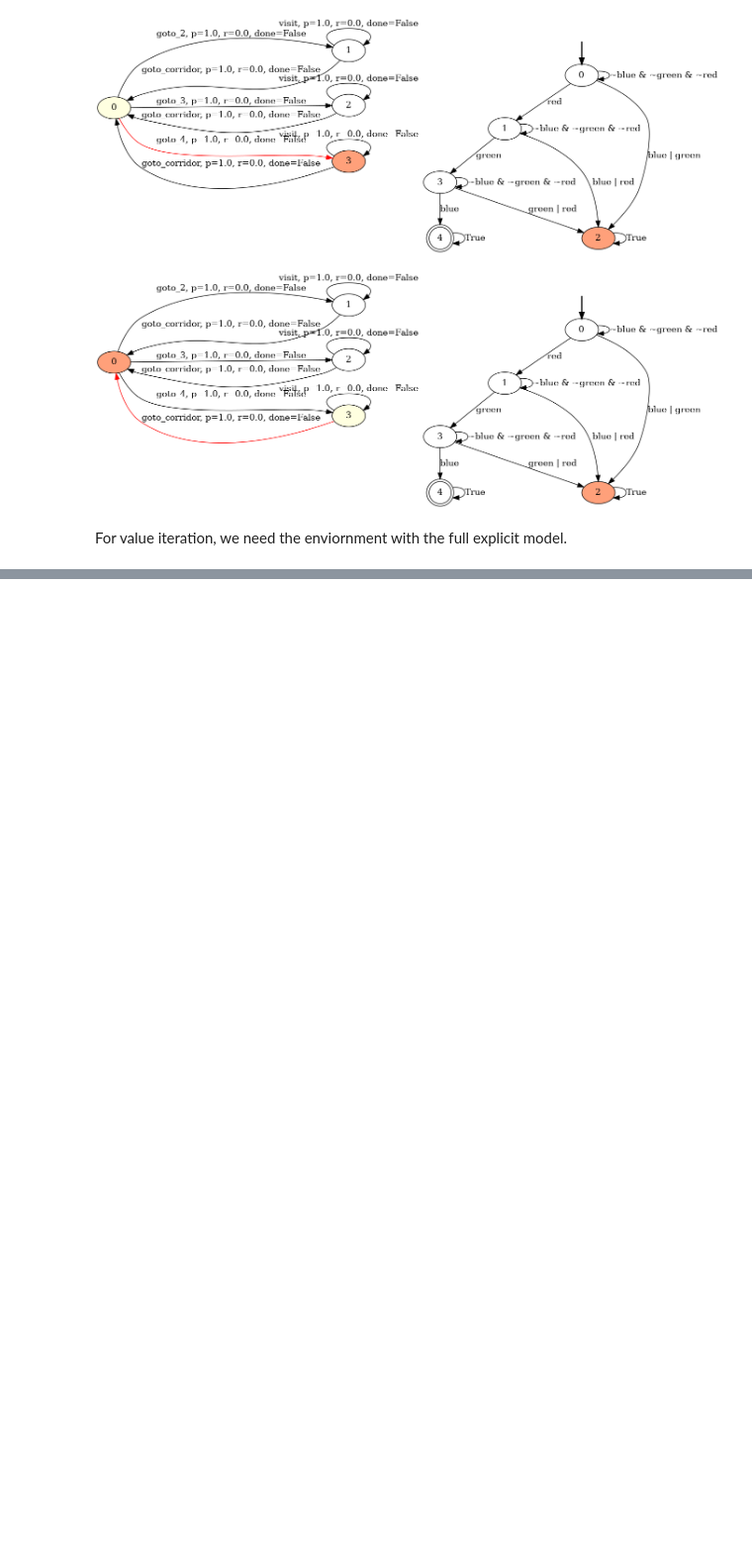
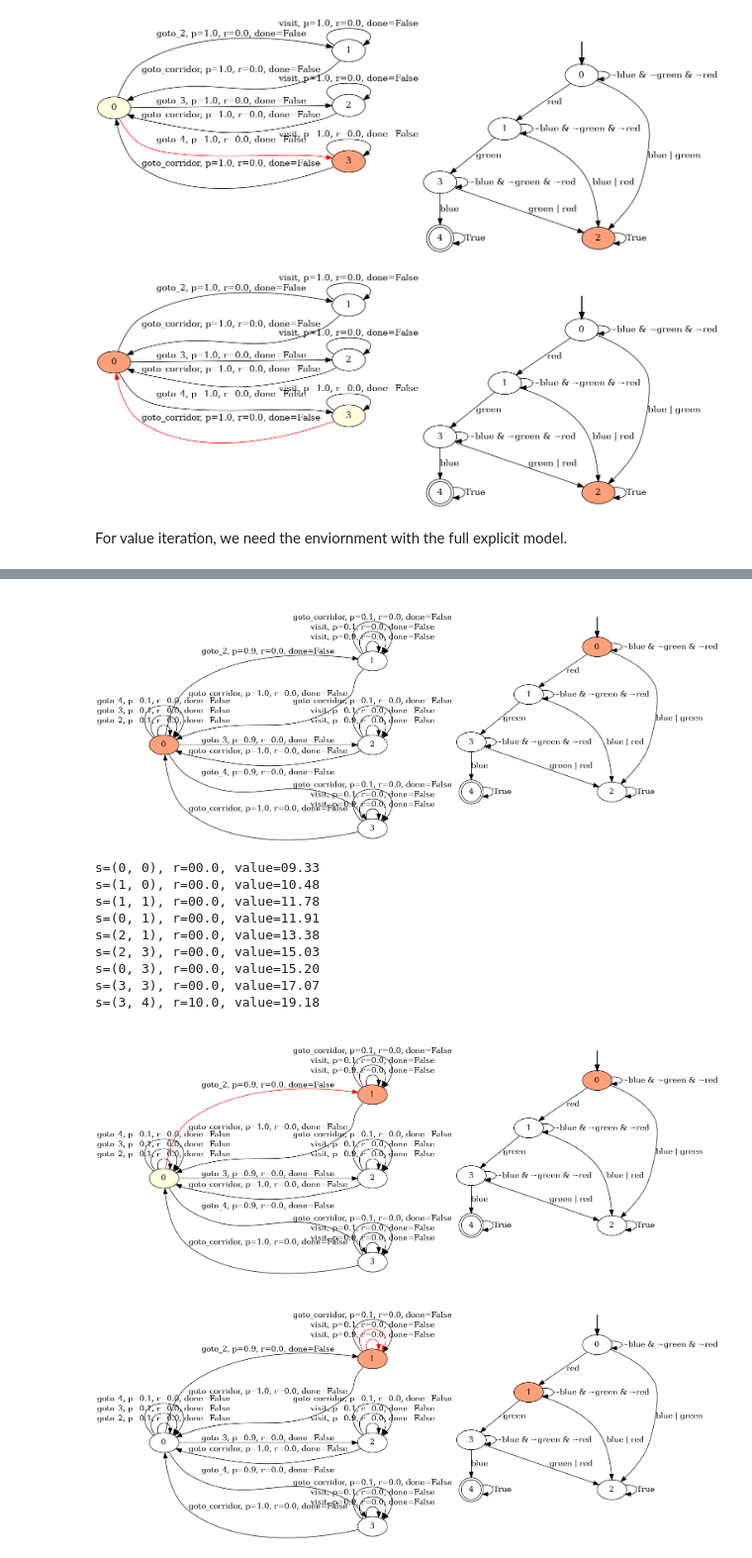
Before and after one commit to cipollone/multinav2, a Jupyter notebook: notebooks/01_abstract_sapientino_with_rb.ipynb, the cells around one changed output, grey strips where cells are left out. Shown at 99% size. Drawn from its saved outputs; the diff is of its cells as text; code cells hidden in the pictures; blank space fills up the shorter version.

Commit message:
update rollout output in notebook 01

```diff
--- a/notebooks/01_abstract_sapientino_with_rb.ipynb
+++ b/notebooks/01_abstract_sapientino_with_rb.ipynb
@@ -68,11 +68,11 @@ For value iteration, we need the enviornment with the full explicit model.
 # %%
 nb_colors = 3
 rb = AbstractSapientinoRB(nb_colors)
-env = AbstractSapientinoTemporalGoal(rb, [nb_colors], dict(failure_probability=0.0))
+env = AbstractSapientinoTemporalGoal(rb, [nb_colors], dict(failure_probability=0.1))
 
-v, policy = value_iteration(env, discount=0.9, max_iterations=200)
+value, policy = value_iteration(env, discount=0.9, max_iterations=200)
 print(f"Learned value function:")
-for s,v in v.items():
+for s,v in value.items():
     print(f"s={s}, v={v}")
 # %% [output]
 Learned value function:
@@ -114,0 +95,20 @@ rollout(env, policy=lambda _env, _state: policy[_state], callback=print_env)
+# %%
+def step_callback(env, step):
+    print_env(env)
+    state, reward, done, info = step
+    print(f"s={state}, r={reward:04.1f}, value={value[state]:05.2f}")
+
+rollout(env, policy=lambda _env, _state: policy[_state], callback=step_callback)
+# %% [output]
+[figure, added]
+s=(0, 0), r=00.0, value=09.33
+s=(1, 0), r=00.0, value=10.48
+s=(1, 1), r=00.0, value=11.78
+s=(0, 1), r=00.0, value=11.91
+s=(2, 1), r=00.0, value=13.38
+s=(2, 3), r=00.0, value=15.03
+s=(0, 3), r=00.0, value=15.20
+s=(3, 3), r=00.0, value=17.07
+s=(3, 4), r=10.0, value=19.18
+[figure, added]
+[figure, added]
```
Also changed, not shown: parts of 3 cells of this notebook, 1 other file.
